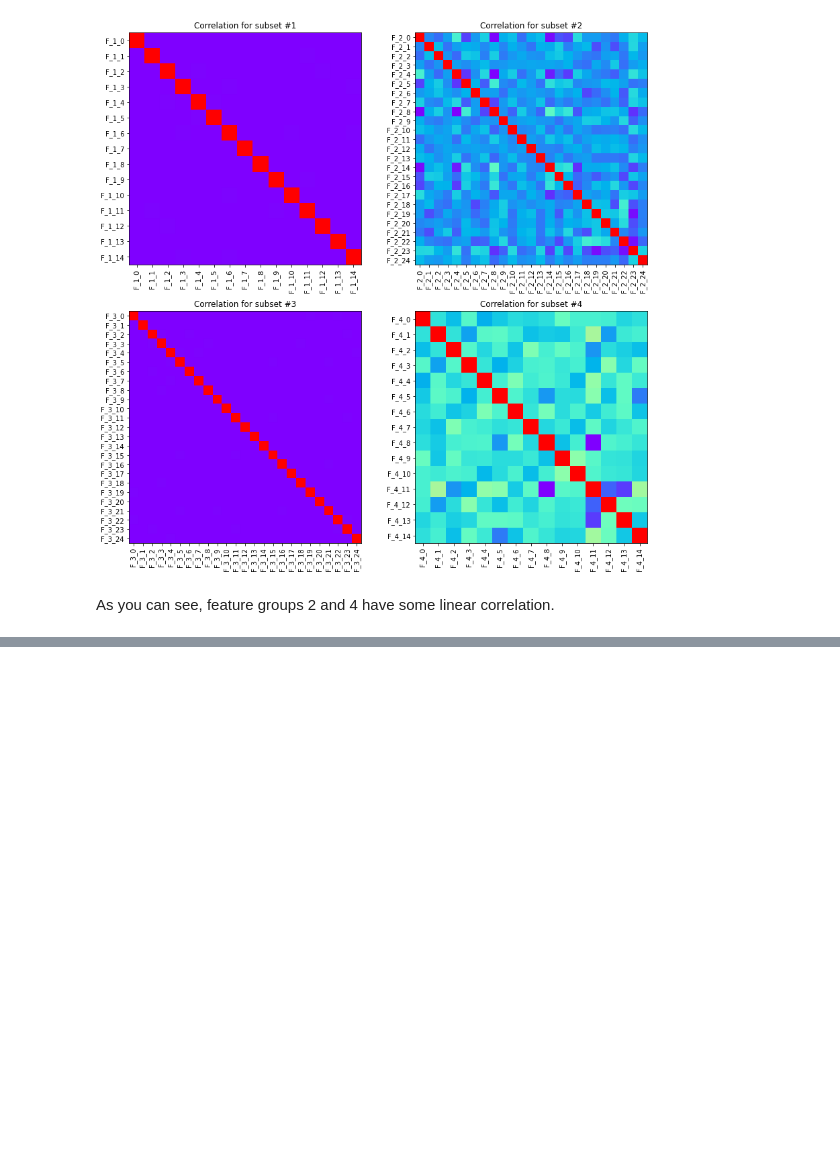
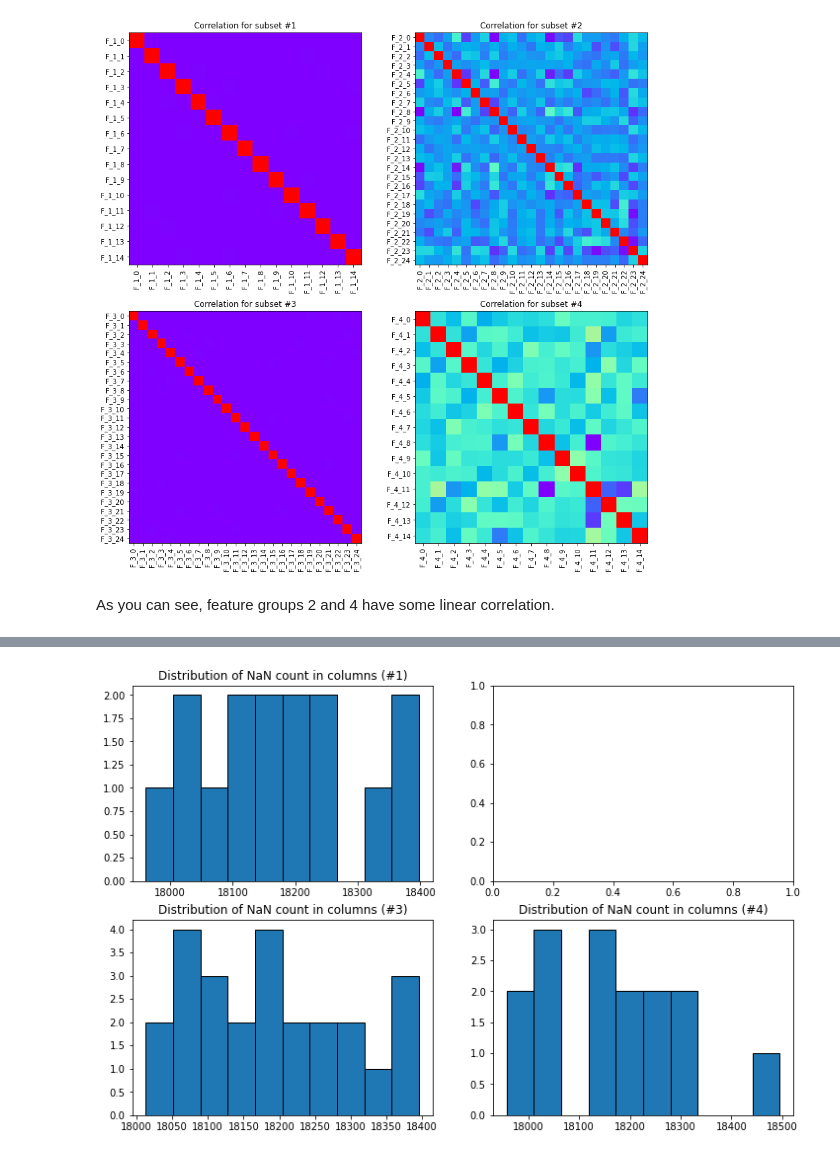
Before and after one commit to j2cry/playground, a Jupyter notebook: 6.2022/overview.ipynb, the cells around one changed output, grey strips where cells are left out. Cells and saved outputs as stored; diff of their text form; code cells hidden in the pictures; blank space fills up the shorter version.

```diff
--- a/6.2022/overview.ipynb
+++ b/6.2022/overview.ipynb
@@ -62,2 +102,14 @@ As you can see, feature groups 2 and 4 have some linear correlation.
+# %%
+# cols per subsets - #2 has no NaN
+fig, ax = plt.subplots(2, 2, figsize=(12, 8))
+for n in range(4):
+    nan_count = aux.subset[n + 1].isna().sum()
+    if nan_count.max() == 0:
+        continue
+    x, y = n // 2, n % 2
+    ax[x, y].set_title(f'Distribution of NaN count in columns (#{n + 1})')
+    ax[x, y].hist(nan_count[nan_count != 0], edgecolor='black');
+# %% [output]
+[figure, added]
 # %%
 #
```
Also changed, not shown: parts of 11 cells of this notebook.
